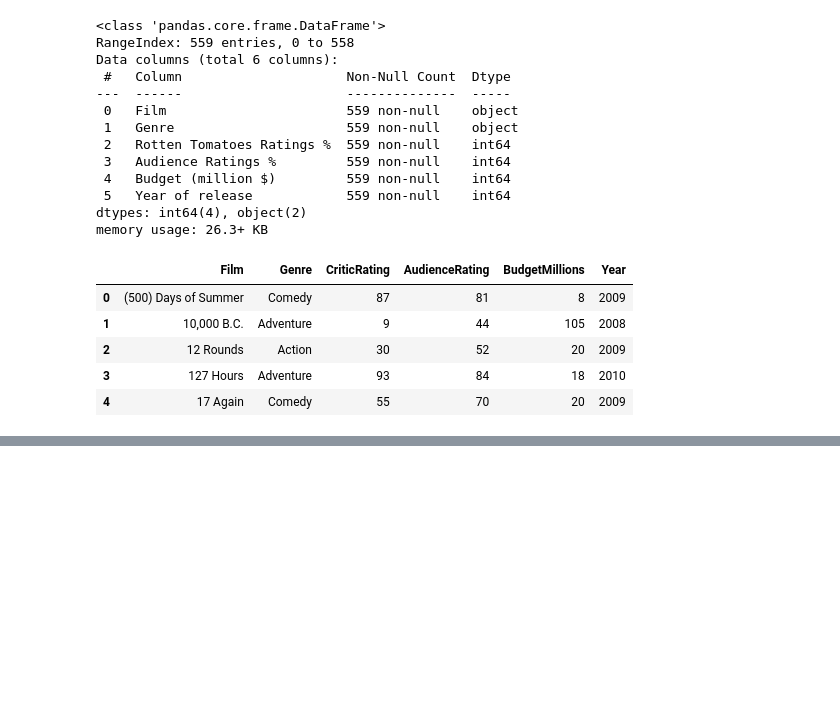
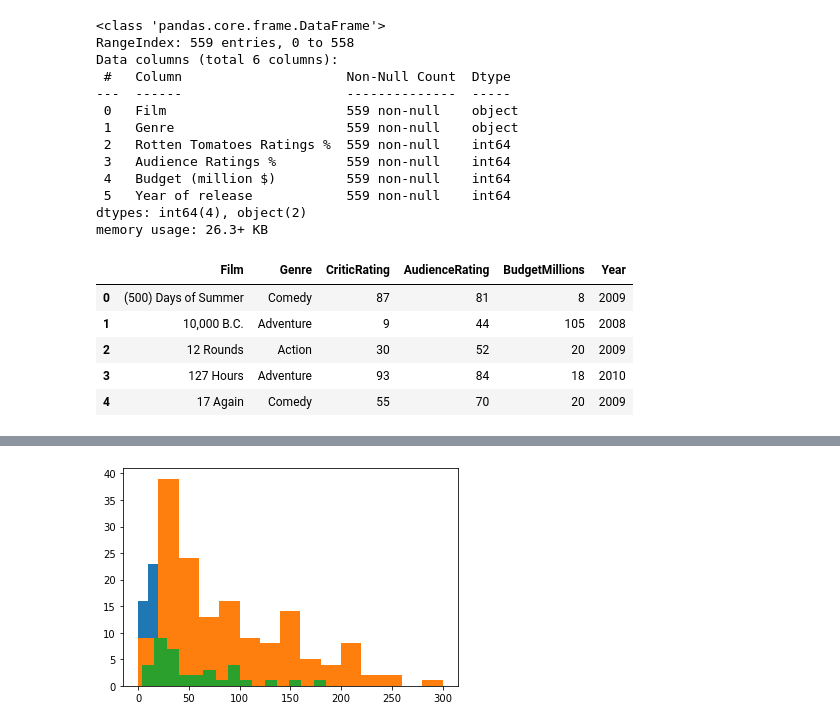
Before and after one commit to lazycoder181/JupyterNotebook, a Jupyter notebook: movie_analytics.ipynb, the cells around one changed output, grey strips where cells are left out. Cells and saved outputs as stored; diff of their text form; code cells hidden in the pictures; blank space fills up the shorter version.

```diff
--- a/movie_analytics.ipynb
+++ b/movie_analytics.ipynb
@@ -61,0 +123,7 @@ df_movie.head()
+# %%
+#budget for drama movies
+
+#filter the dataset for different genres
+df_drama = df_movie[df_movie["Genre"] == "Drama"]
+df_action = df_movie[df_movie["Genre"] == "Action"]
+df_thriller = df_movie[df_movie["Genre"] == "Thriller"]
@@ -61,0 +146,7 @@ df_movie.head()
+# %%
+plt.hist(df_drama["BudgetMillions"], bins = 15)
+plt.hist(df_action["BudgetMillions"], bins = 15)
+plt.hist(df_thriller["BudgetMillions"], bins = 15)
+plt.show()
+# %% [output]
+[figure, added]
```
Also changed, not shown: parts of 15 cells of this notebook.
